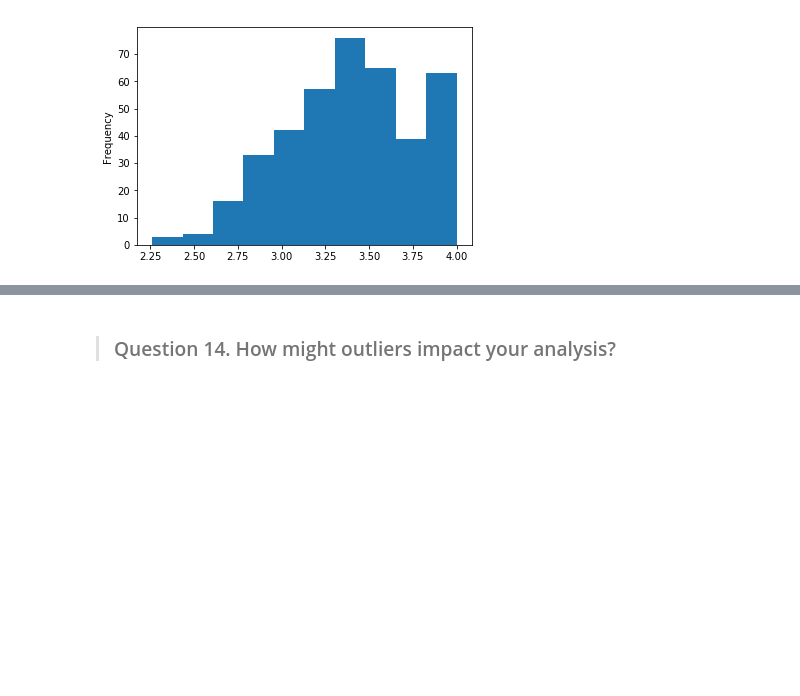
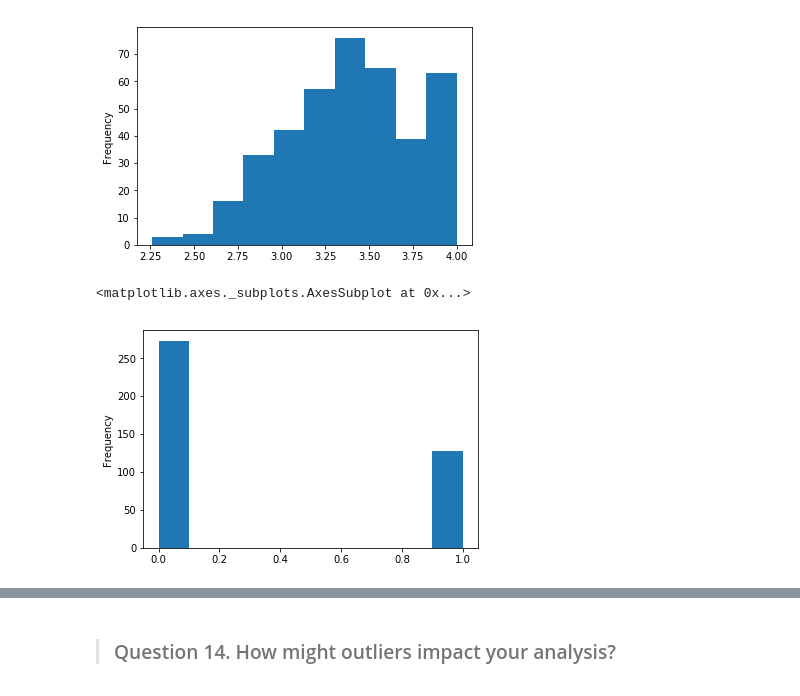
Before and after one commit to jmiller1977/DS-SF-36, a Jupyter notebook: unit-project/1/notebooks/unit-project-1-jessica.ipynb, the cells around one changed output, grey strips where cells are left out. Cells and saved outputs as stored; diff of their text form; code cells hidden in the pictures; blank space fills up the shorter version.

```diff
--- a/unit-project/1/notebooks/unit-project-1-jessica.ipynb
+++ b/unit-project/1/notebooks/unit-project-1-jessica.ipynb
@@ -133,3 +140,8 @@ df['gpa'].plot.hist()
 # %% [output]
 <matplotlib.axes._subplots.AxesSubplot at 0x...>
 [figure]
+# %%
+df.admit.plot.hist()
+# %% [output]
+<matplotlib.axes._subplots.AxesSubplot at 0x...>
+[figure, added]
```
Also changed, not shown: parts of 25 cells of this notebook, 2 other files.
